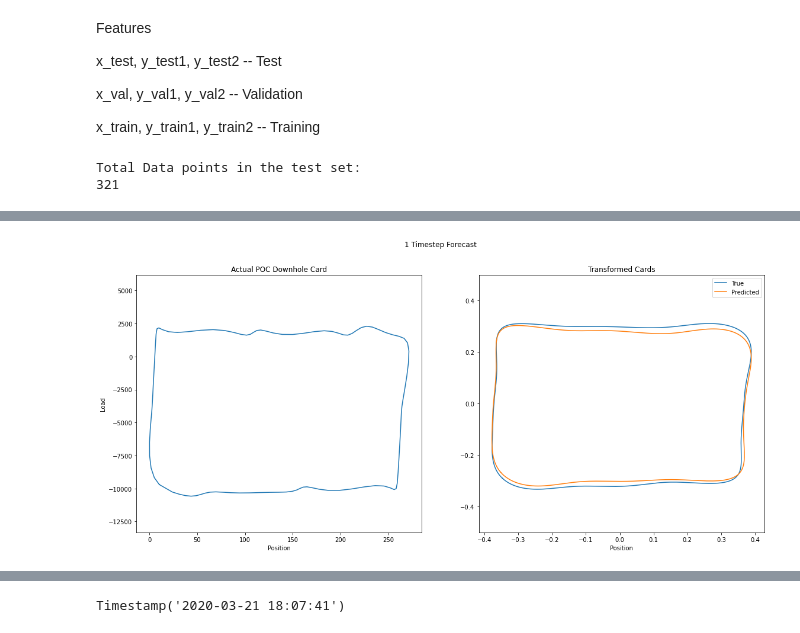
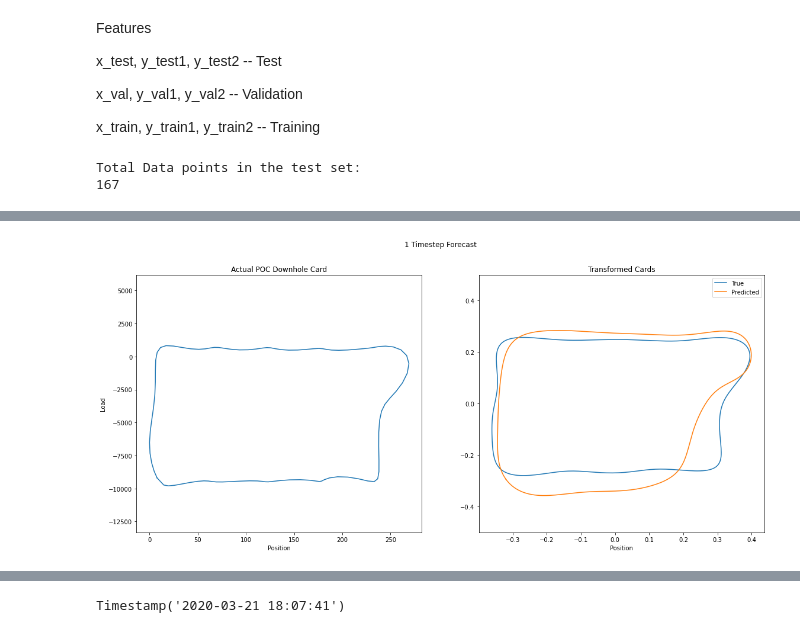
Before and after one commit to Ashitha97/ESP, a Jupyter notebook: dyna_forecasting/Dyna Forecasting Notebook.ipynb, the cells around one changed output, grey strips where cells are left out. Cells and saved outputs as stored; diff of their text form; code cells hidden in the pictures.

Commit message:
Added Dyna CLassification and Forecasting notebooks

```diff
--- a/dyna_forecasting/Dyna Forecasting Notebook.ipynb
+++ b/dyna_forecasting/Dyna Forecasting Notebook.ipynb
@@ -208,7 +210,7 @@ fea = lib_dyna.Features(df=data,
                         well_col='NodeID',
                        card_col='pocdowncard')
 # %%
-fd_order = 5
+fd_order = 10
 # %%
 fea.remove_errors()  # Removes all data points where fd cant be found
 bounds = fea.all_bounds()  # Can be used to normalize in a well specific min-max
@@ -307,10 +304,10 @@ else:
 """
 Transforming features into forecasting features
 """
-future_pred_no = 1  # For now the predictions and models havent been automated to use any number here, only works for 2. if chenged,codes further ahead need to be changed manually
+future_pred_no = 2  # For now the predictions and models havent been automated to use any number here, only works for 2. if chenged,codes further ahead need to be changed manually
 
 
-X, Y, T = forecast_features(ts=feature_df, window=6, n=future_pred_no, delta='24H', non_fd=extra_features)  # 5 timesteps to predict the next 2 in a 22H delta
+X, Y, T = forecast_features(ts=feature_df, window=5, n=future_pred_no, delta='24H', non_fd=extra_features)  # 5 timesteps to predict the next 2 in a 22H delta
 
 print("Shape of x")
 print(np.shape(X))
@@ -338,7 +339,7 @@ Splitting our data
 # Sizes
 sample_size = X.shape[0]  # Full sample size
 train_size = int(sample_size*0.8)  # Train size
-val_size = int(sample_size*0.1)  # validation Size
+val_size = int(sample_size*0.15)  # validation Size
 test_size = sample_size - train_size - val_size  # Test Size
 
 # Feature Matrix
@@ -353,9 +354,9 @@ y_val1 = Y1[train_size: train_size+val_size]
 y_test1 = Y1[train_size+val_size:sample_size]
 
 # # 2nd timestep
-# y_train2 = Y2[0:train_size]
-# y_val2 = Y2[train_size: train_size+val_size]
-# y_test2 = Y2[train_size+val_size:sample_size]
+y_train2 = Y2[0:train_size]
+y_val2 = Y2[train_size: train_size+val_size]
+y_test2 = Y2[train_size+val_size:sample_size]
 
 # Timestamps
 t_train = T[0:train_size]
@@ -384,15 +412,15 @@ from keras.callbacks import ModelCheckpoint
 # %%
-keras.backend.clear_session()
+tf.keras.backend.clear_session()
 model1 = Sequential()
 model1.add(GRU(200, input_shape=(x_train.shape[1], x_train.shape[2]), return_sequences=True, activation = 'relu'))
 model1.add(GRU(100, activation = 'relu', return_sequences=True))
-# model1.add(LSTM(80, activation = 'relu'))
+model1.add(LSTM(80, activation = 'relu'))
 model1.add(Dense(y_train1.shape[1]))
 model1.compile(loss='mse', optimizer='adam', metrics=['mse','accuracy'])
 
 # Fit the LSTM Model
 history1 = model1.fit(x_train, y_train1,
-                    epochs=100,
+                    epochs=10,
                     validation_data=(x_val,y_val1),
                     verbose=1)
 # %% [output]
@@ -534,17 +562,17 @@ y_pred_df2 = pd.DataFrame(y_pred2)  # predicted DF
 y_true_df2 = pd.DataFrame(scaler_fd.inverse_transform(y_test2))  # True df
 # %%
 print("Total Data points in the test set:")
-print(y_true_df1.shape[0])
+print(y_true_df2.shape[0])
 # %% [output]
 Total Data points in the test set:
-321
+167
 # %%
 from time import sleep
 """
 PLotting 1 Time step
 """
 
-index = 100
+index = 10
 
 # True
 fd_true1 = y_true_df1.loc[index].values.reshape(fd_order,4)
@@ -592,4 +620,4 @@ Date of Card being predicted
-[figure, old version]
+[figure, new version]
 # %%
 """
 2 Timestamps Ahead
```
Also changed, not shown: parts of 26 cells of this notebook, 10 other files.
